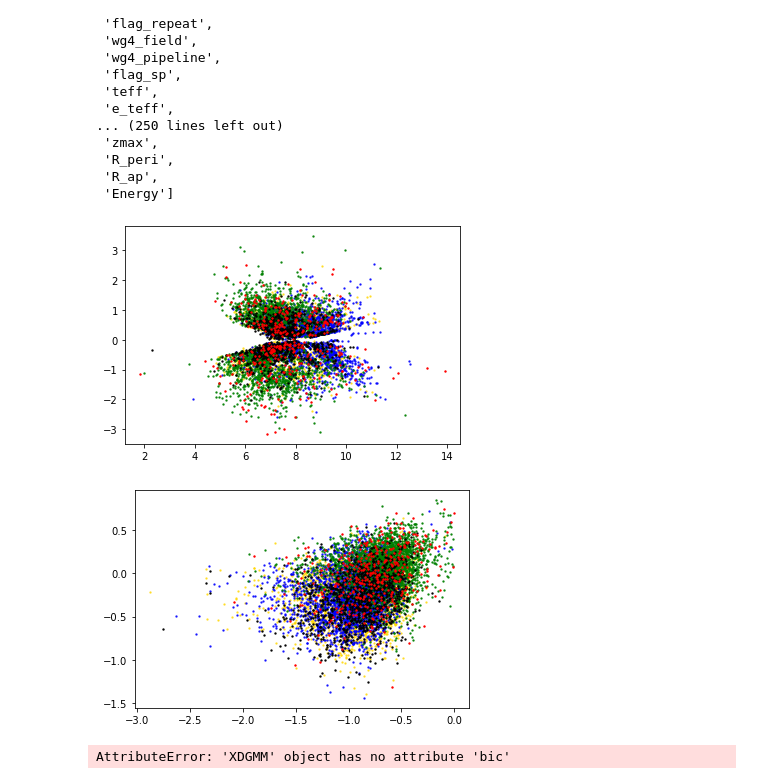
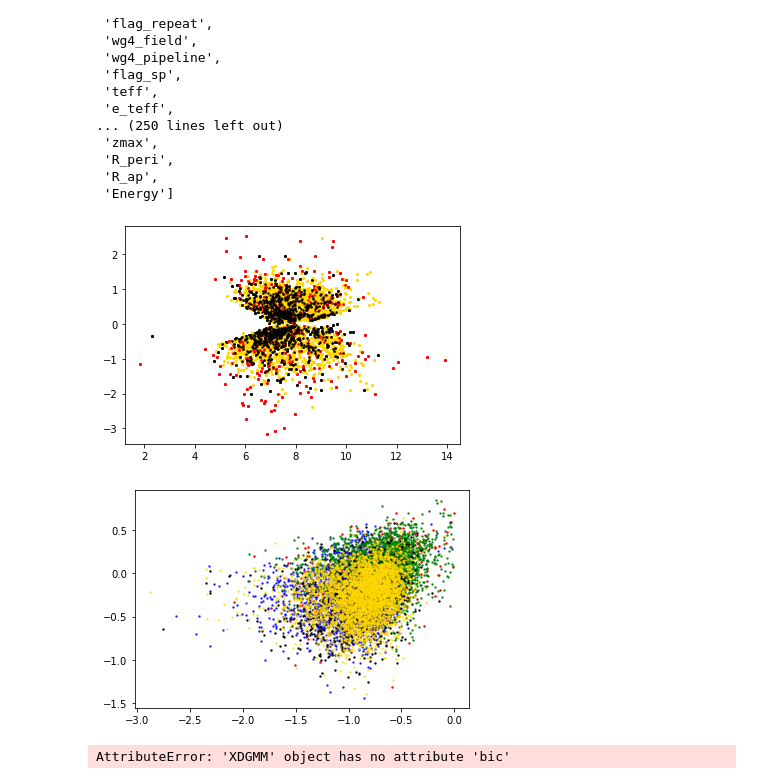
Before and after one commit to aleixcb/tfg_galah, a Jupyter notebook: py/XD aplicat a RC.ipynb, the cells around one changed output. Saved outputs shown, nothing was run; the diff lists cells and outputs as text; code cells hidden in the pictures.

Commit message:
BIC + plots

```diff
--- a/py/XD aplicat a RC.ipynb
+++ b/py/XD aplicat a RC.ipynb
@@ -60,3 +60,25 @@ Cal calcular una matriu W (mixture matrix)???  no pq errors d'un element no infl
 # %%
 def gaussian(x, mu, sigma):
     return np.exp(-(x-mu)**2 / (2*sigma**2))
+# %%
+n_components_array = np.empty(shape=6)
+BIC_array = np.empty(shape=6)
+
+for n_components in range(5,31,5):
+    @pickle_results('XD_'+str(n_components)+'clusters.pkl')
+    def compute_XD(n_components=n_components, rseed=0, max_iter=100, verbose=True):
+        np.random.seed(rseed)
+        clf = XDGMM(n_components, max_iter=max_iter, tol=1E-5, verbose=verbose)
+        clf.fit(X, Xcov)
+        return clf
+    # Fit the model on training set
+    clf = compute_XD(n_components)  # la primera vegada que es crida la funció ho guarda a l'arxiu pkl
+
+    logL = clf.logL(X,Xcov)  # logaritme de la likelihood
+    k = 24*5    # nº de free model parameters
+    N = 10941       # nº d'estrelles
+    BIC = -(2*logL) + (k*np.log(N))
+    index = int((n_components/5)-1)
+
+    n_components_array[index] = n_components
+    BIC_array[index] = BIC
@@ -254,21 +274,28 @@ galah_rc.data.columns.names
  'R_ap',
  'Energy']
 # %%
-for ii in [2,4,3,0,1]:
-    plt.scatter(galah_rc.data["R_Rzphi"][maxprob_per_star==ii], galah_rc.data["z_Rzphi"][maxprob_per_star==ii],
-                color=ck[ii], s=2, alpha=1-clf.alpha[ii])  #(s: size, alpha: transparència, clf.alpha: pes)
+from sympy.utilities.iterables import multiset_permutations
+index_list = np.array([0, 1, 2])
+for p in multiset_permutations(index_list):
+    for ii in p:
+        plt.scatter(galah_rc.data["R_Rzphi"][maxprob_per_star==ii], galah_rc.data["z_Rzphi"][maxprob_per_star==ii],
+                color=ck[ii], s=2, alpha=1-clf.alpha[ii])
+                #s: size,
+                #   alpha: transparència,
+                #   clf.alpha: pes
+                #   cada color és un cluster en principi '''
 
-#Representació de (x,y)=(R,z):
+#Representació de (R,z):
 # %% [output]
-[figure, old version]
+[figure, new version]
 # %%
-for ii in [2,4,3,0,1]:
+for ii in [1,4,3,0,2]:
     plt.scatter(np.log10(galah_rc.data["ecc"][maxprob_per_star==ii]), np.log10(galah_rc.data["zmax"][maxprob_per_star==ii]),
                 color=ck[ii], s=2, alpha=1-clf.alpha[ii])
     #blau: excentricitats més baixes
     #verd: excentricitats més altes
 # %% [output]
-[figure, old version]
+[figure, new version]
 # %%
 #Ara volem trobar el paràmetre BIC, pag 190 llibre tenim la fórmula.
 # del clf.bic o similar traiem el log de la likelihood i calculem BIC
```
Also changed, not shown: parts of 6 cells of this notebook, 19 other files.
